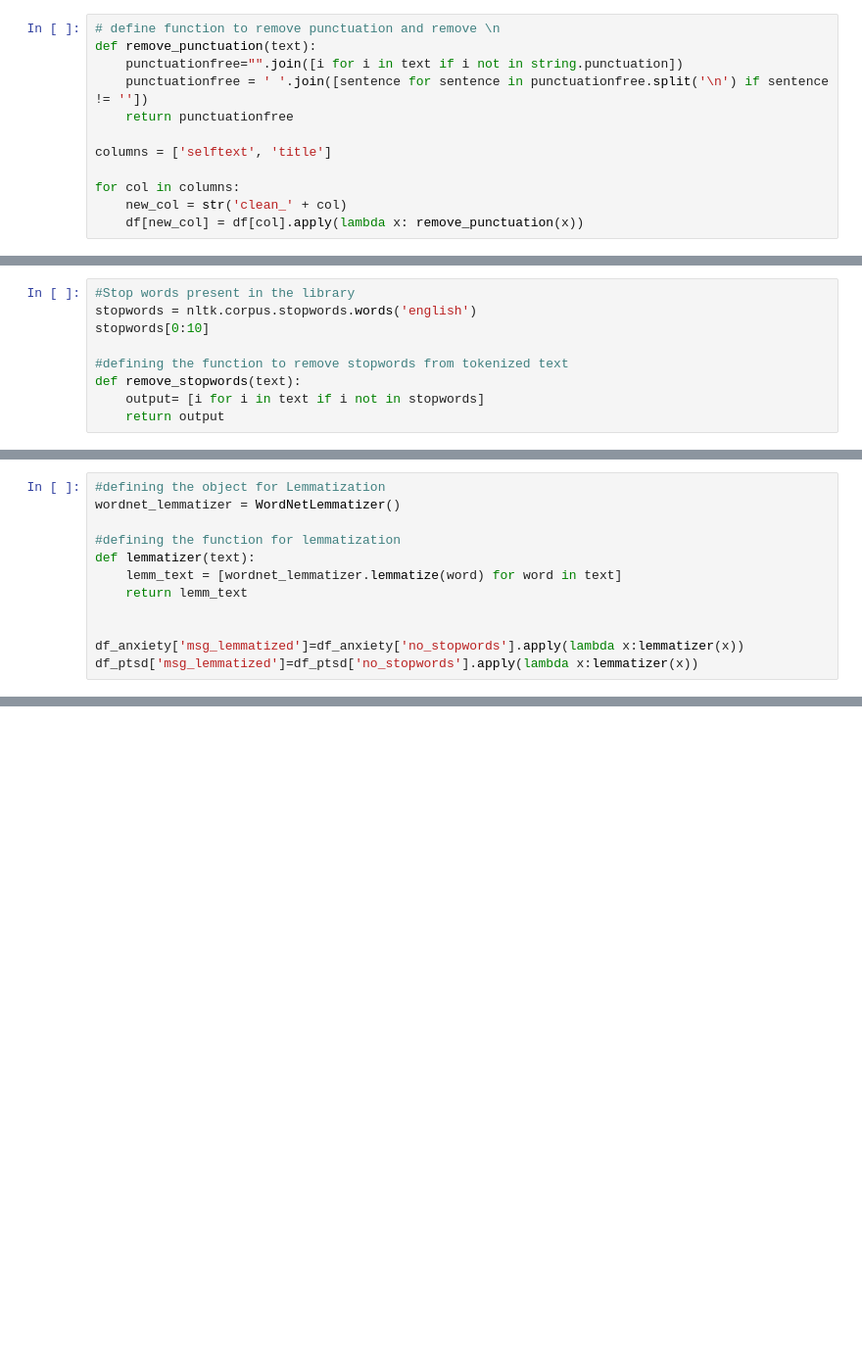
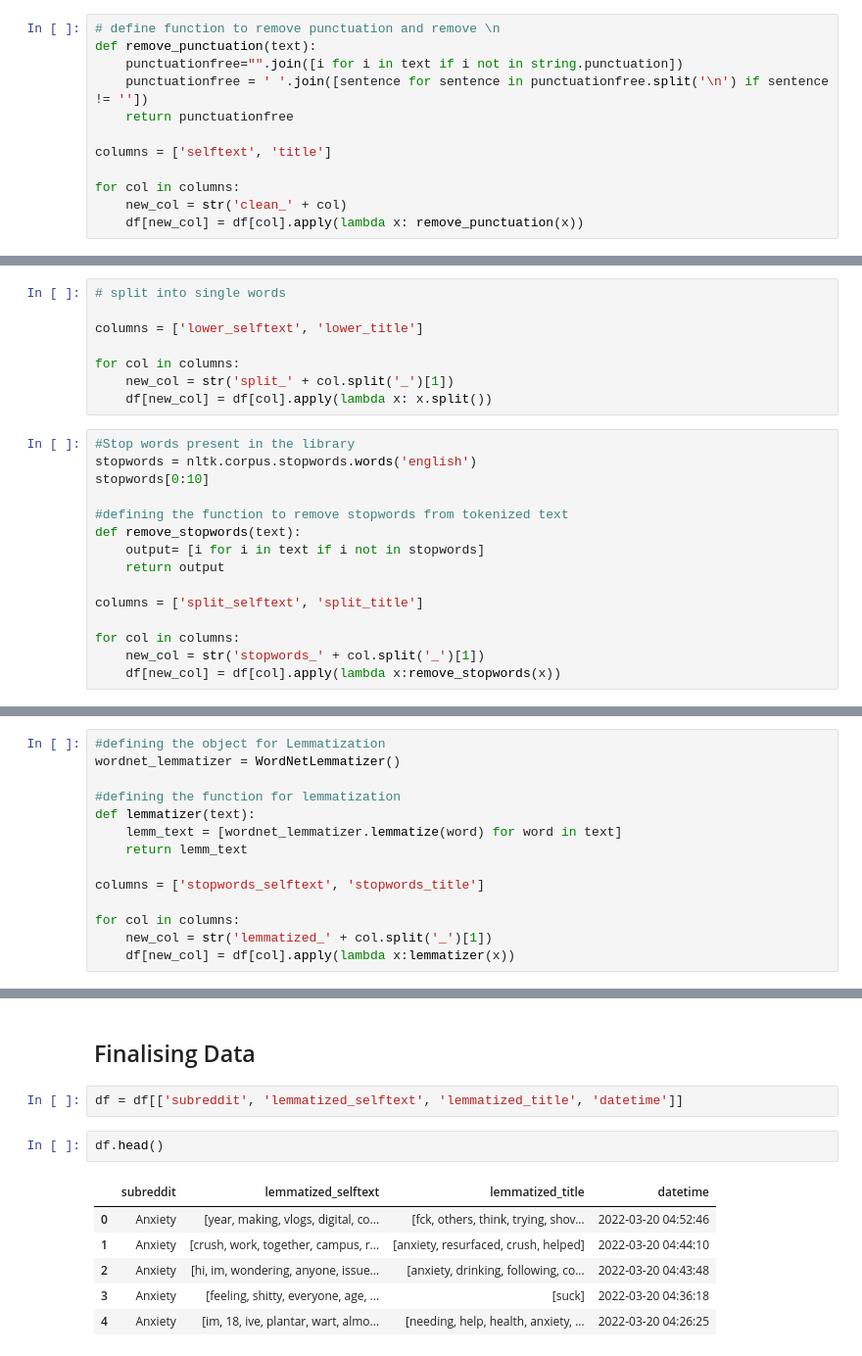
Before and after one commit to msamhz/GA-Lessons, a Jupyter notebook: project_3/Project3_Anxiety_PTSD.ipynb, the cells around one changed output, grey strips where cells are left out. Shown at 98% size. Cells and saved outputs as stored; diff of their text form; blank space fills up the shorter version.

```diff
--- a/project_3/Project3_Anxiety_PTSD.ipynb
+++ b/project_3/Project3_Anxiety_PTSD.ipynb
@@ -32,3 +69,11 @@ df_anxiety['msg_tokenied']= df_anxiety['clean_msg'].apply(lambda x: x.split())
+# %%
+# split into single words
+
+columns = ['lower_selftext', 'lower_title']
+
+for col in columns:
+    new_col = str('split_' + col.split('_')[1])
+    df[new_col] = df[col].apply(lambda x: x.split())
 # %%
 #Stop words present in the library
 stopwords = nltk.corpus.stopwords.words('english')
@@ -38,3 +83,9 @@ stopwords[0:10]
 def remove_stopwords(text):
     output= [i for i in text if i not in stopwords]
     return output
+
+columns = ['split_selftext', 'split_title']
+
+for col in columns:
+    new_col = str('stopwords_' + col.split('_')[1])
+    df[new_col] = df[col].apply(lambda x:remove_stopwords(x))
@@ -51,6 +98,8 @@ def lemmatizer(text):
     lemm_text = [wordnet_lemmatizer.lemmatize(word) for word in text]
     return lemm_text
 
+columns = ['stopwords_selftext', 'stopwords_title']
 
-df_anxiety['msg_lemmatized']=df_anxiety['no_stopwords'].apply(lambda x:lemmatizer(x))
-df_ptsd['msg_lemmatized']=df_ptsd['no_stopwords'].apply(lambda x:lemmatizer(x))
+for col in columns:
+    new_col = str('lemmatized_' + col.split('_')[1])
+    df[new_col] = df[col].apply(lambda x:lemmatizer(x))
@@ -56,0 +111,13 @@ df_ptsd['msg_lemmatized']=df_ptsd['no_stopwords'].apply(lambda x:lemmatizer(x))
+# %% [markdown]
+## Finalising Data
+# %%
+df = df[['subreddit', 'lemmatized_selftext', 'lemmatized_title', 'datetime']]
+# %%
+df.head()
+# %% [output]
+|  | subreddit | lemmatized_selftext | lemmatized_title | datetime |
+| 0 | Anxiety | [year, making, vlogs, digital, co... | [fck, others, think, trying, shov... | 2022-03-20 04:52:46 |
+| 1 | Anxiety | [crush, work, together, campus, r... | [anxiety, resurfaced, crush, helped] | 2022-03-20 04:44:10 |
+| 2 | Anxiety | [hi, im, wondering, anyone, issue... | [anxiety, drinking, following, co... | 2022-03-20 04:43:48 |
+| 3 | Anxiety | [feeling, shitty, everyone, age, ... | [suck] | 2022-03-20 04:36:18 |
+| 4 | Anxiety | [im, 18, ive, plantar, wart, almo... | [needing, help, health, anxiety, ... | 2022-03-20 04:26:25 |
```
Also changed, not shown: parts of 13 cells of this notebook.
